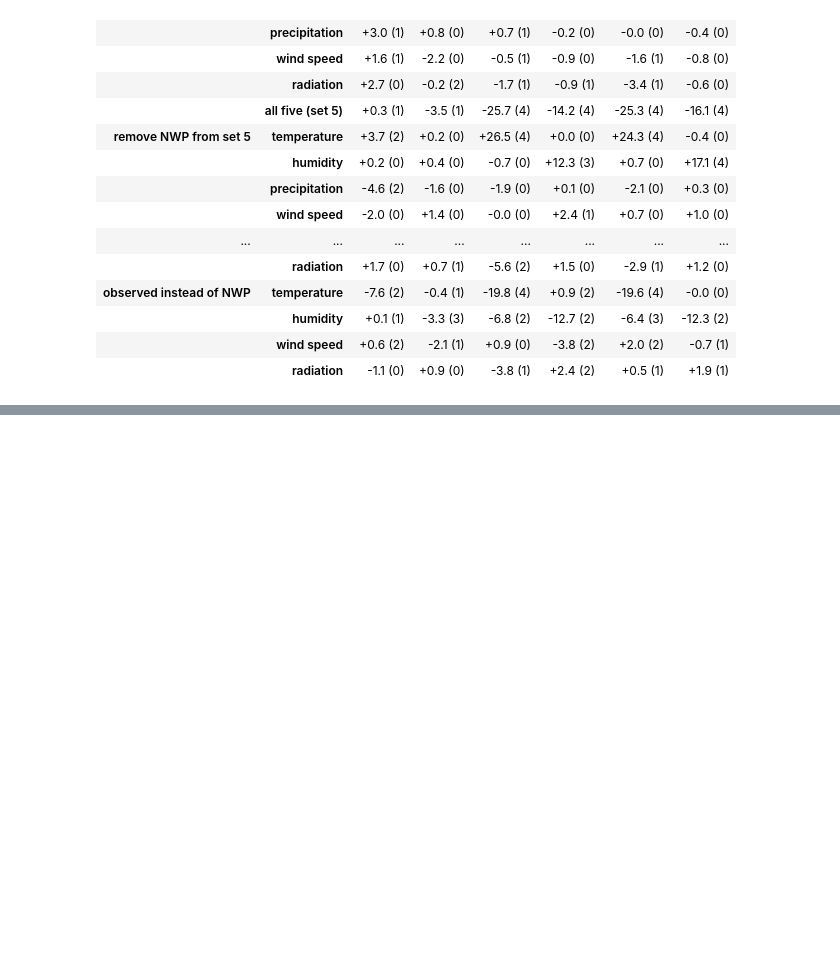
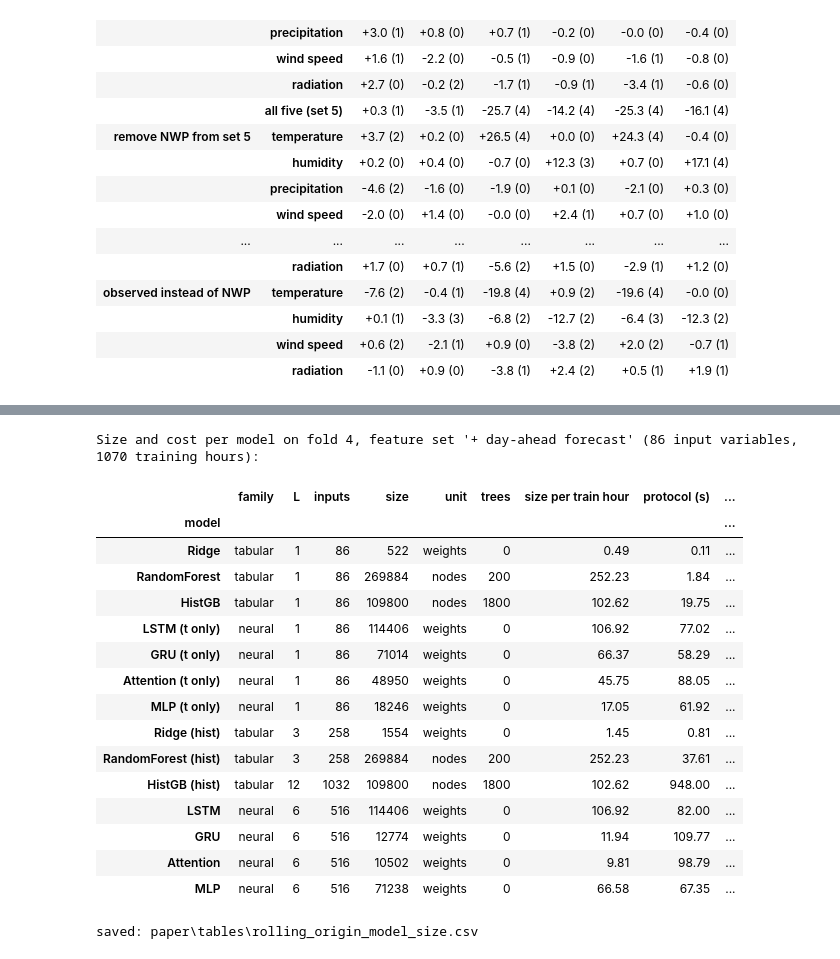
Before and after one commit to yuye188/Osiris-Greenhouse-UMU, a Jupyter notebook: 02b. rolling origin.ipynb, the cells around one changed output, grey strips where cells are left out. Saved outputs shown, nothing was run; the diff lists cells and outputs as text; code cells hidden in the pictures; blank space fills up the shorter version.

```diff
--- a/02b. rolling origin.ipynb
+++ b/02b. rolling origin.ipynb
@@ -1293,0 +1684,67 @@ Same summary for the 4 tabular models (2b.9b):
+# %%
+# ---- 2b.12b — Size of each model (fold 4, feature set 5), next to its cost ----
+# Needs 2b.1 (D, folds) and 2b.12 (TIME_FOLD, TIME_FS, TIME_BUDGET, TIME_PATH). Uses the hyperparameters selected in
+# 2b.12, so sizes and times refer to the same models. Size = trainable weights for Ridge and the networks (counted
+# without training), tree nodes for RF and HistGB (the final model is refitted once to count them).
+import ast
+
+SIZE_PATH = os.path.join("paper", "tables", "rolling_origin_model_size.csv")
+TIMING = pd.read_csv(TIME_PATH).set_index("model").reindex(fu.MODEL_ORDER)
+size_runner = fu.FoldRunner(D, TIME_FOLD, TIME_BUDGET)
+size_cols = D["feature_sets"][TIME_FS]
+F_size = size_runner.prepare(size_cols, "final")
+n_feat, n_out = F_size["Xtr"].shape[-1], len(TARGET_COLS)
+
+
+def model_size(name, p):
+    arch, L = name.split(" ")[0], int(p["lookback"])
+    row = {"L": L, "inputs": n_feat * L}
+    if arch == "Ridge":
+        row.update(size=(n_feat * L + 1) * n_out, unit="weights", trees=0)
+    elif arch in fu.TABULAR:
+        ctor = size_runner.search_space()[arch][0]
+        m = ctor({k: v for k, v in p.items() if k != "lookback"}).fit(fu.flat(F_size["Xtr"], L), F_size["ytr"])
+        if arch == "RandomForest":
+            row.update(size=sum(e.tree_.node_count for e in m.estimators_), unit="nodes", trees=len(m.estimators_))
+        else:   # MultiOutputRegressor: one HistGradientBoostingRegressor per target
+            trees = [t for e in m.estimators_ for it in e._predictors for t in it]
+            row.update(size=sum(len(t.nodes) for t in trees), unit="nodes", trees=len(trees))
+    else:
+        net = fu.NEURAL_BUILDERS[arch](n_features=n_feat, n_targets=n_out, lookback=L, units=p["units"],
+                                       dropout=p["dropout"], lr=p["lr"], optimizer=p["optimizer"], seed=0)
+        row.update(size=int(net.count_params()), unit="weights", trees=0)
+    return row
+
+
+SIZE = pd.DataFrame({m: model_size(m, ast.literal_eval(TIMING.loc[m, "params"])) for m in fu.MODEL_ORDER}).T
+SIZE["train hours"] = int(TIMING["n train hours"].iloc[0])
+SIZE["size per train hour"] = SIZE["size"].astype(float) / SIZE["train hours"]
+SIZE = SIZE.join(TIMING[["family", "protocol (s)", "one final fit (s)", "one forecast (ms)"]])
+SIZE.index.name = "model"
+SIZE.to_csv(SIZE_PATH)
+
+print(f"Size and cost per model on {TIME_FOLD.name}, feature set '{TIME_FS}' ({n_feat} input variables, "
+      f"{SIZE['train hours'].iloc[0]} training hours):")
+display(SIZE[["family", "L", "inputs", "size", "unit", "trees", "size per train hour",
+              "protocol (s)", "one final fit (s)", "one forecast (ms)"]]
+        .astype({"size per train hour": float}).round(2))
+print("saved:", SIZE_PATH)
+# %% [output]
+Size and cost per model on fold 4, feature set '+ day-ahead forecast' (86 input variables, 1070 training hours):
+|  | family | L | inputs | size | unit | trees | size per train hour | protocol (s) | ... |
+| model |  |  |  |  |  |  |  |  | ... |
+| Ridge | tabular | 1 | 86 | 522 | weights | 0 | 0.49 | 0.11 | ... |
+| RandomForest | tabular | 1 | 86 | 269884 | nodes | 200 | 252.23 | 1.84 | ... |
+| HistGB | tabular | 1 | 86 | 109800 | nodes | 1800 | 102.62 | 19.75 | ... |
+| LSTM (t only) | neural | 1 | 86 | 114406 | weights | 0 | 106.92 | 77.02 | ... |
+| GRU (t only) | neural | 1 | 86 | 71014 | weights | 0 | 66.37 | 58.29 | ... |
+| Attention (t only) | neural | 1 | 86 | 48950 | weights | 0 | 45.75 | 88.05 | ... |
+| MLP (t only) | neural | 1 | 86 | 18246 | weights | 0 | 17.05 | 61.92 | ... |
+| Ridge (hist) | tabular | 3 | 258 | 1554 | weights | 0 | 1.45 | 0.81 | ... |
+| RandomForest (hist) | tabular | 3 | 258 | 269884 | nodes | 200 | 252.23 | 37.61 | ... |
+| HistGB (hist) | tabular | 12 | 1032 | 109800 | nodes | 1800 | 102.62 | 948.00 | ... |
+| LSTM | neural | 6 | 516 | 114406 | weights | 0 | 106.92 | 82.00 | ... |
+| GRU | neural | 6 | 516 | 12774 | weights | 0 | 11.94 | 109.77 | ... |
+| Attention | neural | 6 | 516 | 10502 | weights | 0 | 9.81 | 98.79 | ... |
+| MLP | neural | 6 | 516 | 71238 | weights | 0 | 66.58 | 67.35 | ... |
+saved: paper\tables\rolling_origin_model_size.csv
```
Also changed, not shown: parts of 7 cells of this notebook, 27 other files.
